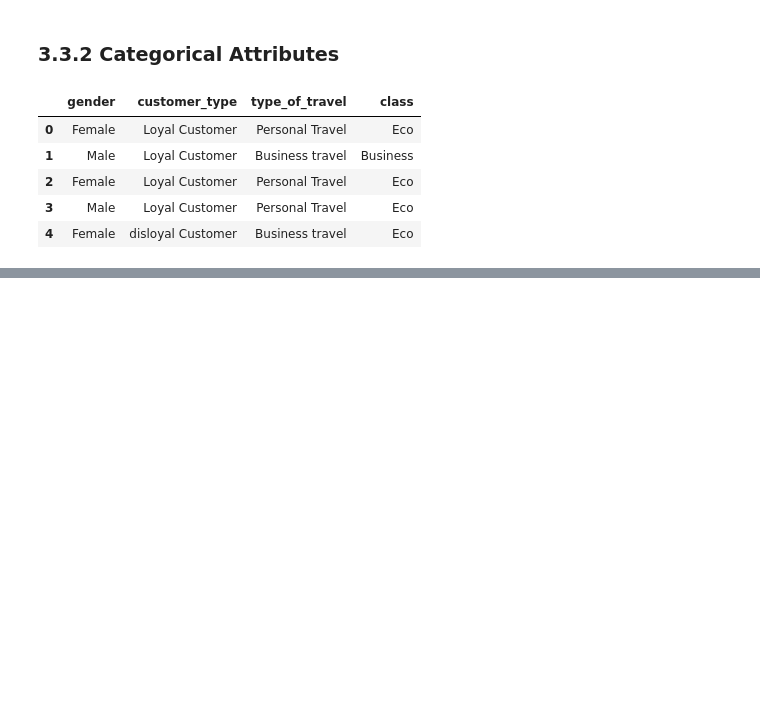
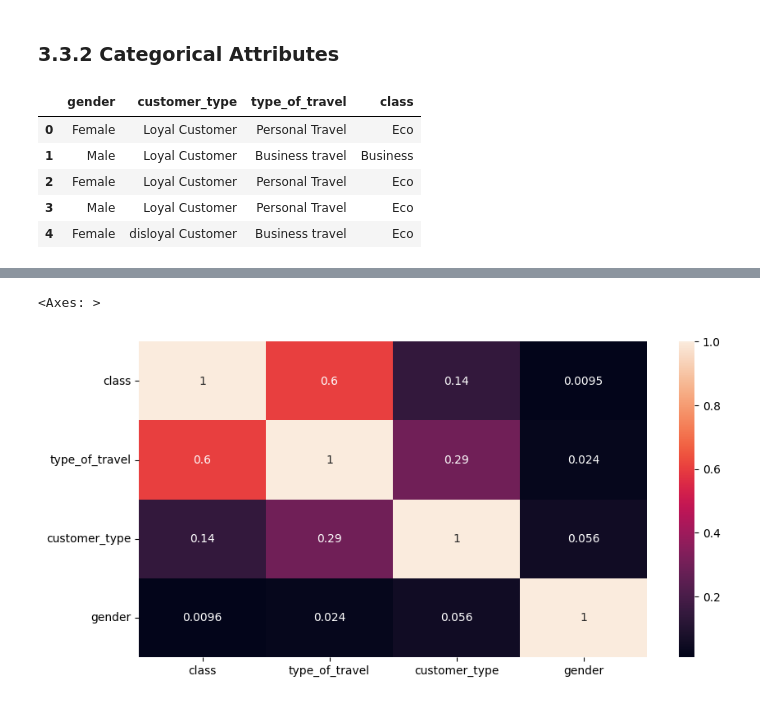
Before and after one commit to Data-Projects1/airline_satisfaction, a Jupyter notebook: notebooks/02.analise_satisf-validacao_hipoteses.ipynb, the cells around one changed output, grey strips where cells are left out. Cells and saved outputs as stored; diff of their text form; code cells hidden in the pictures; blank space fills up the shorter version.

```diff
--- a/notebooks/02.analise_satisf-validacao_hipoteses.ipynb
+++ b/notebooks/02.analise_satisf-validacao_hipoteses.ipynb
@@ -1665,0 +1193,31 @@ display( pd.concat( [baseline_val, lr_val, rf_val, lgbm_val, xgb_val] ).reset_in
+# %%
+# Cramer V (cm): Matriz de confusão: todas as combinações entre as variáveis categóricas
+a1 = cramer_v(cat_attributes['class'], cat_attributes['class'])
+a2 = cramer_v(cat_attributes['class'], cat_attributes['type_of_travel'])
+a3 = cramer_v(cat_attributes['class'], cat_attributes['customer_type'])
+a4 = cramer_v(cat_attributes['class'], cat_attributes['gender'])
+
+a5 = cramer_v(cat_attributes['type_of_travel'], cat_attributes['class'])
+a6 = cramer_v(cat_attributes['type_of_travel'], cat_attributes['type_of_travel'])
+a7 = cramer_v(cat_attributes['type_of_travel'], cat_attributes['customer_type'])
+a8 = cramer_v(cat_attributes['type_of_travel'], cat_attributes['gender'])
+
+a9 = cramer_v(cat_attributes['customer_type'], cat_attributes['class'])
+a10 = cramer_v(cat_attributes['customer_type'], cat_attributes['type_of_travel'])
+a11 = cramer_v(cat_attributes['customer_type'], cat_attributes['customer_type'])
+a12 = cramer_v(cat_attributes['customer_type'], cat_attributes['gender'])
+
+a13 = cramer_v(cat_attributes['gender'], cat_attributes['class'])
+a14 = cramer_v(cat_attributes['gender'], cat_attributes['type_of_travel'])
+a15 = cramer_v(cat_attributes['gender'], cat_attributes['customer_type'])
+a16 = cramer_v(cat_attributes['gender'], cat_attributes['gender'])
+
+# Dataset final
+d = pd.DataFrame({
+  'class': [a1,a2,a3,a4],
+  'type_of_travel': [a5,a6,a7,a8],
+  'customer_type': [a9,a10,a11,a12],
+  'gender': [a13,a14,a15,a16]})
+
+d = d.set_index(d.columns)
+d
@@ -1665,0 +1230,7 @@ display( pd.concat( [baseline_val, lr_val, rf_val, lgbm_val, xgb_val] ).reset_in
+# %%
+# Gráfico Cramer V (cm)
+plt.figure(figsize=(10, 5))
+sns.heatmap(d, annot=True)
+# %% [output]
+<Axes: >
+[figure, added]
```
Also changed, not shown: parts of 41 cells of this notebook, 1 other file.
